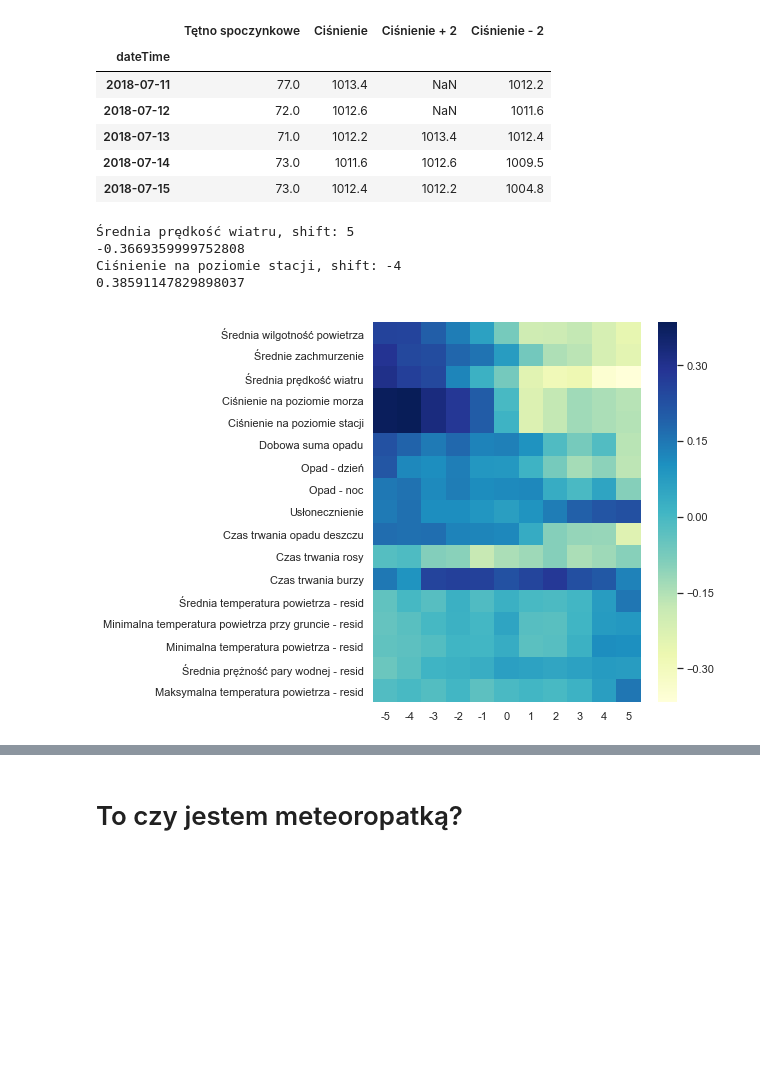
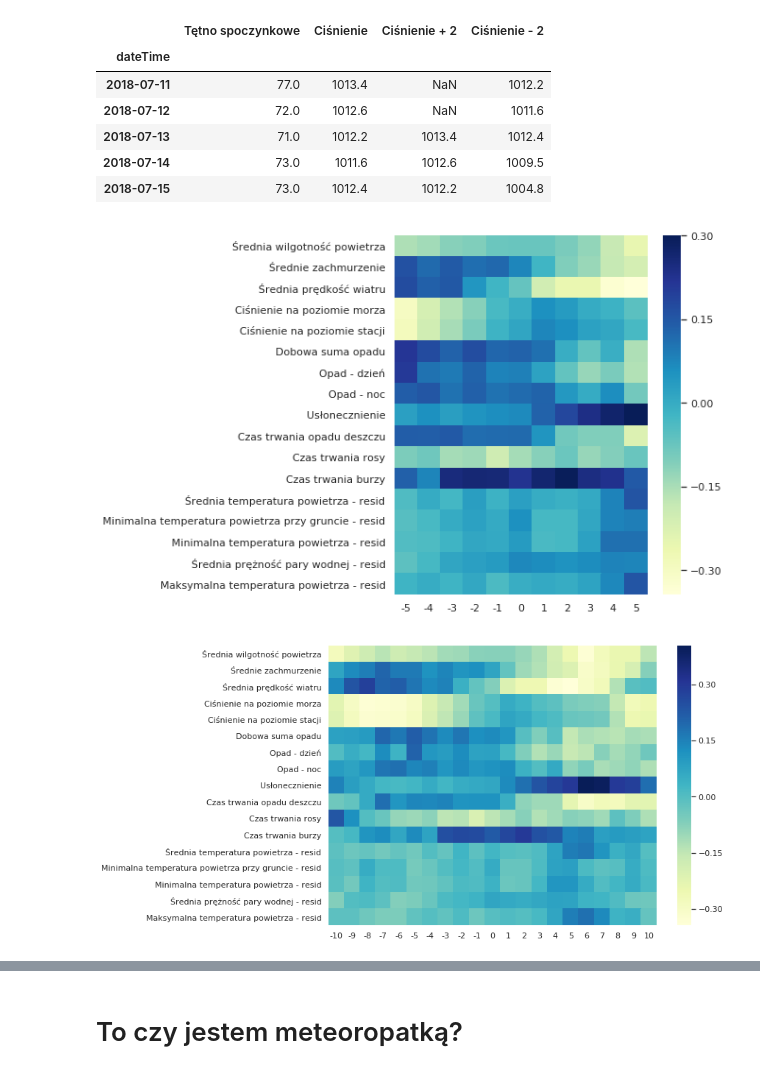
Before and after one commit to Claygirl/ai-roadshow-fitbit, a Jupyter notebook: fitbit-meteoropathy-analysis.ipynb, the cells around one changed output, grey strips where cells are left out. Cells and saved outputs as stored; diff of their text form; code cells hidden in the pictures; blank space fills up the shorter version.

```diff
--- a/fitbit-meteoropathy-analysis.ipynb
+++ b/fitbit-meteoropathy-analysis.ipynb
@@ -226,7 +228,7 @@ meteo_adf_df.style.format("{:.6f}")
 from statsmodels.tsa.seasonal import seasonal_decompose
 
 def meteo_decompose(dataset, column):
-    result = seasonal_decompose(meteo_daily[column], model='additive')
+    result = seasonal_decompose(meteo_daily[column], model="additive", )
     meteo_daily[column + " - resid"] = result.resid
     meteo_daily.drop(column, axis=1, inplace=True)
     return dataset, result
@@ -263,20 +265,21 @@ example.head()
 | 2018-07-14 | 73.0 | 1011.6 | 1012.6 | 1009.5 |
 | 2018-07-15 | 73.0 | 1012.4 | 1012.2 | 1004.8 |
 # %%
-shifts = list(range(-5, 6))
-
 def corr_norm(a, b):
     conv = np.correlate(a - np.mean(a), b - np.mean(b))[0]
     norm = np.std(a) * np.std(b) * len(a)
     return conv / norm
 
 def xcorr(a, b, shifts):
+    shifts = list(range(-shifts, shifts + 1))
     corr = np.full((len(b.columns), len(shifts)), np.inf)
 
     for i, column in enumerate(b.columns):
-        for j, shift in enumerate(shifts):
-            a_in = a.values
-            b_in = b[column].shift(shift).fillna(0).values
+        for j, shift in enumerate(shifts):a
+            b_in = b[column].shift(shift)
+            invalid = b_in.isna()
+            b_in = b_in[~invalid].values
+            a_in = a[~invalid].values
             corr[i][j] = corr_norm(a_in, b_in)
 
     corr_df = pd.DataFrame(corr, columns=shifts, index=b.columns)
@@ -292,11 +287,12 @@ def display_correlated(corr):
 # %%
-corr_rhr = xcorr(rhr_daily["value.restingHeartRate"], meteo_daily, shifts)
+corr_rhr = xcorr(rhr_daily["value.restingHeartRate"], meteo_daily, 5)
 f, ax = plt.subplots(figsize=(6, 7))
 ax = sns.heatmap(corr_rhr, cmap="YlGnBu")
-display_correlated(corr_rhr)
 # %% [output]
-Średnia prędkość wiatru, shift: 5
--0.3669359999752808
-Ciśnienie na poziomie stacji, shift: -4
-0.38591147829898037
-[figure, old version]
+[figure, new version]
+# %%
+corr_rhr = xcorr(rhr_daily["value.restingHeartRate"], meteo_daily, 10)
+f, ax = plt.subplots(figsize=(10, 7))
+ax = sns.heatmap(corr_rhr, cmap="YlGnBu")
+# %% [output]
+[figure, added]
```
Also changed, not shown: parts of 15 cells of this notebook, 1 other file.
